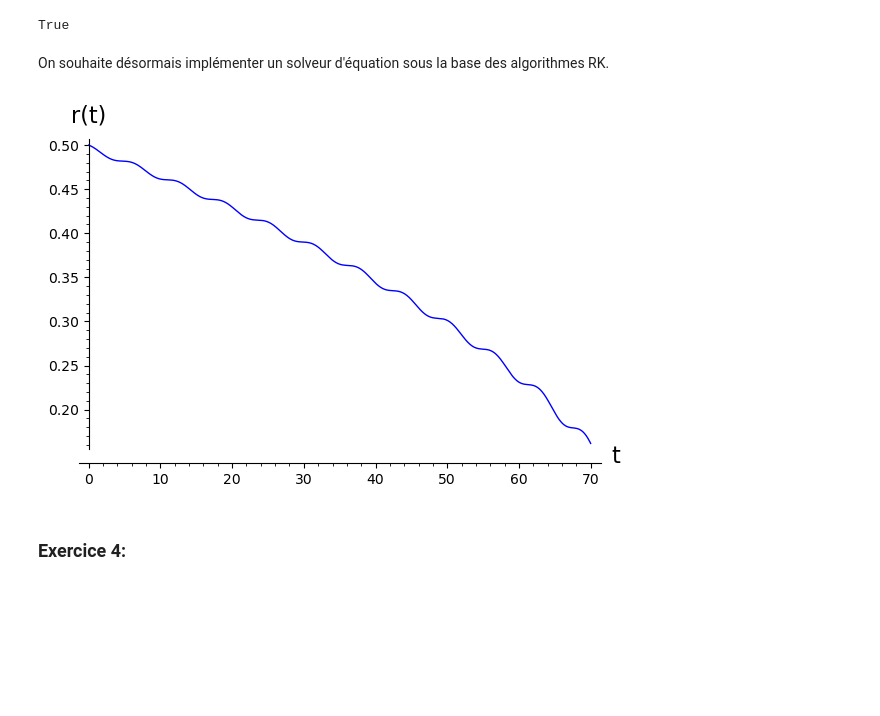
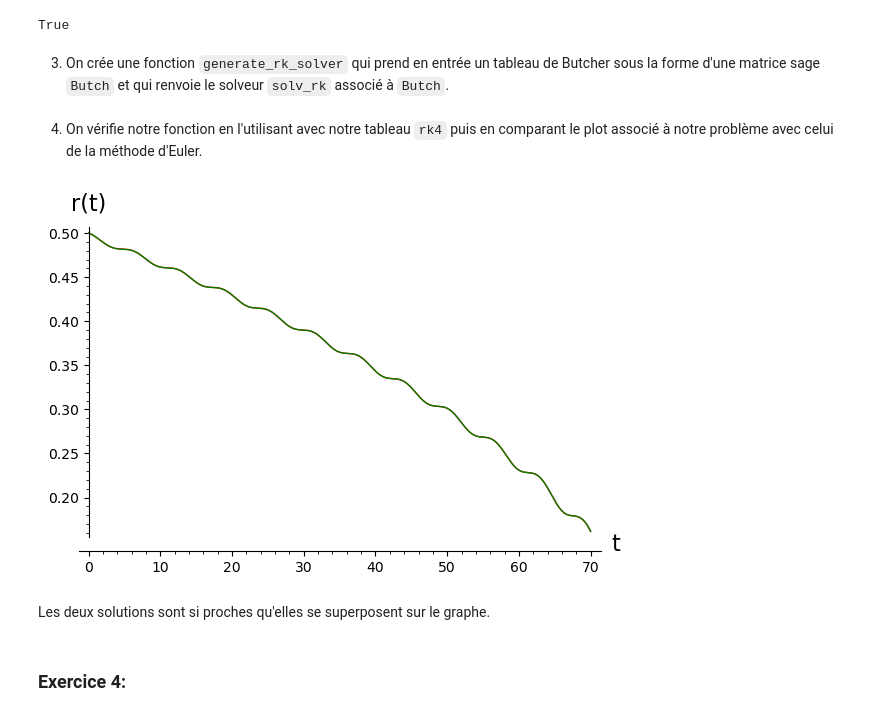
Before and after one commit to pablodimuzio/Math603-TP-2, a Jupyter notebook: di-muzio_wood_tp2.ipynb, the cells around one changed output. Cells and saved outputs as stored; diff of their text form; code cells hidden in the pictures; blank space fills up the shorter version.

```diff
--- a/di-muzio_wood_tp2.ipynb
+++ b/di-muzio_wood_tp2.ipynb
@@ -115,7 +117,6 @@ def euler_solver(v, epsilon, r0, T, dt):
         values.append(r)
     return zip(times, values)
 
-# Supposons, par exemple, que la vitesse est  sinusoidale:
 def v_sinusoidale(t):
     return (10 + 9*sin(t))
 def v_lin(t):
@@ -129,7 +130,8 @@ dt = 0.01
 
 sol_euler = list(euler_solver(v_sinusoidale, epsilon, r0, T, dt))
 #Traçons la solution:
-list_plot(sol_euler, plotjoined=True, color='green',axes_labels=["t", "r(t)"])
+Euler = list_plot(sol_euler, plotjoined=True, color='green',axes_labels=["t", "r(t)"])
+Euler
 # %% [output]
 [figure]
 # %% [markdown]
@@ -187,39 +189,5 @@ rk4
 rk_consistence(rk4)
 # %% [output]
 True
-# %% [markdown]
-On souhaite désormais implémenter un solveur d'équation sous la base des algorithmes RK.
-# %%
-f(t,y) = -epsilon*(v_sinusoidale(t))/(2*pi*y)
-
-def solv_rk(t0, t1, h, Butch, f, y0):
-    D = Butch.numpy()
-    c = D[:-1, 0]
-    b = D[-1, 1:]
-    A = D[:-1, 1:]
-
-    s = b.size
-
-    t = t0
-    y = y0
-    solution = [(t, y)]
-
-    while t < t1:
-        k = [y0*0] * s
-
-        for i in range(s):
-            ti = t + c[i] * h
-            yi = y + h * sum(A[i][j] * k[j] for j in range(i))
-            k[i] = n(f(ti, yi))
-
-        y += h * sum(b[i] * k[i] for i in range(s))
-        t += h
-        solution.append((t, y))
-
-    return solution
-
-sol_rk = list(solv_rk(0,70,0.1,rk4,f, 0.50))
-
-list_plot(sol_rk, plotjoined=True, color='blue',axes_labels=["t", "r(t)"])
-# %% [output]
-[figure, removed]
+# %% [markdown]
+3. On crée une fonction `generate_rk_solver` qui prend en entrée un tableau de Butcher sous la forme d'une matrice sage `Butch` et qui renvoie le solveur `solv_rk` associé à `Butch`.
@@ -226,3 +227,23 @@ list_plot(sol_rk, plotjoined=True, color='blue',axes_labels=["t", "r(t)"])
+# %% [markdown]
+4. On vérifie notre fonction en l'utilisant avec notre tableau `rk4` puis en comparant le plot associé à notre problème avec celui de la méthode d'Euler.
+# %%
+def f(t,y):
+    return n((-epsilon*v_sinusoidale(t))/(2*pi))/y
+solver_ex3 = generate_rk_solver(rk4)
+
+def plotter(t0,t1,h,f,y0,solver=solver_ex3):
+    sol = solver(t0,t1,h,f,y0)
+    return list_plot(sol, plotjoined=True, color = "red")
+
+
+
+
+RK_gen = plotter(0, 70, 0.1, f, y0_ex3)
+RK_gen + Euler
+# %% [output]
+[figure, added]
+# %% [markdown]
+Les deux solutions sont si proches qu'elles se superposent sur le graphe.
 # %% [markdown]
 ### Exercice 4:
 # %% [markdown]
```
Also changed, not shown: parts of 23 cells of this notebook.
